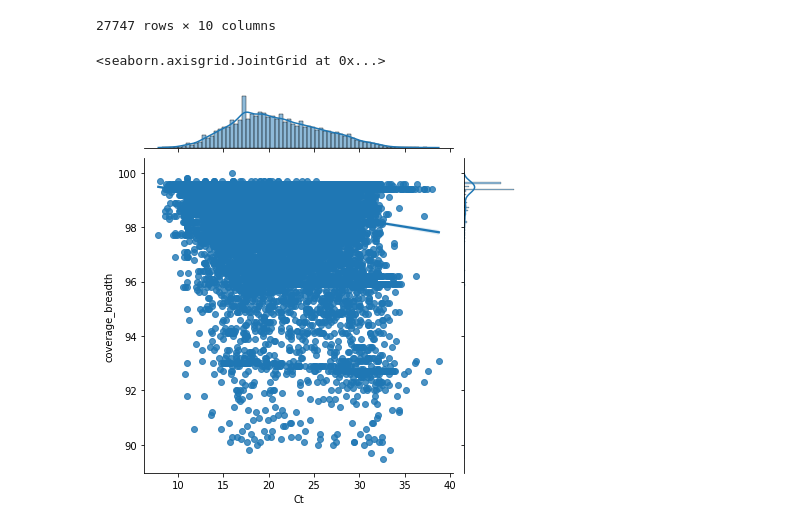
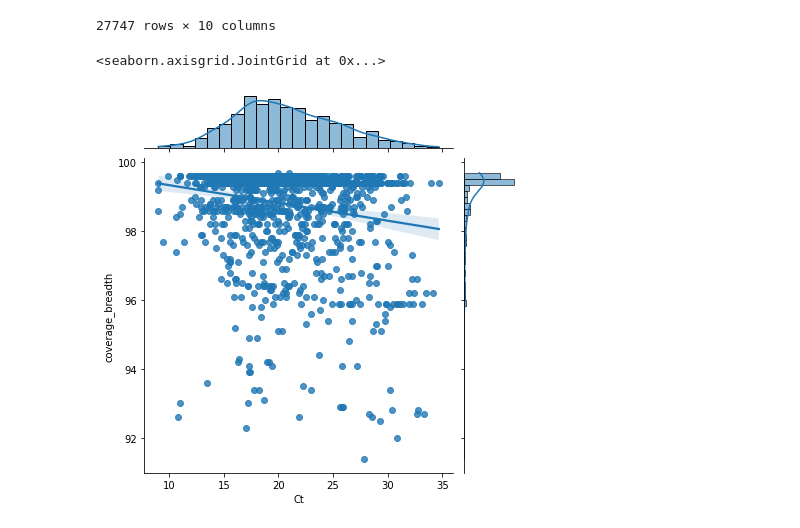
Before and after one commit to eringill/gisaid_uploads, a Jupyter notebook: data_portal_contents.ipynb, the cells around one changed output. Drawn from its saved outputs; the diff is of its cells as text; code cells hidden in the pictures.

Commit message:
feat: downsample data to make coverage breadth vs. Ct plot

```diff
--- a/data_portal_contents.ipynb
+++ b/data_portal_contents.ipynb
@@ -344,7 +344,11 @@ See the caveats in the documentation: https://pandas.pydata.org/pandas-docs/stab
 seqs_model = seqs_model[seqs_model['Ct'] < 45]
 seqs_model = seqs_model[seqs_model['Ct'] > 1]
 # %%
-sns.jointplot(x = 'Ct', y='coverage_breadth', kind = 'reg', data = seqs_model)
+perc = 0.05
+
+df_sub = seqs_model.sample(n=int(seqs_model.shape[0]*perc))
+
+sns.jointplot(x = 'Ct', y='coverage_breadth', kind = 'reg', data = df_sub)
 # %% [output]
 <seaborn.axisgrid.JointGrid at 0x...>
-[figure, old version]
+[figure, new version]
```
Also changed, not shown: parts of 1 cell of this notebook.
